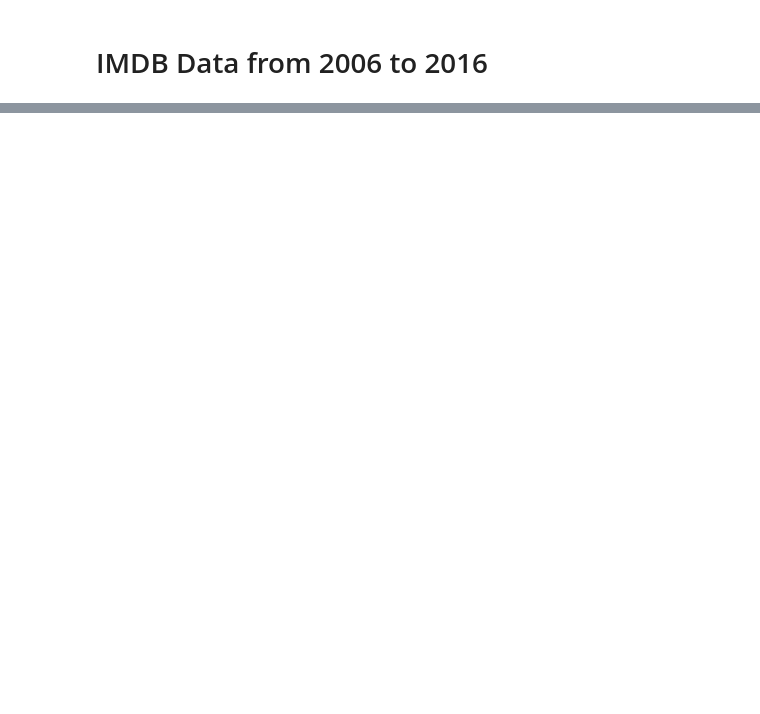
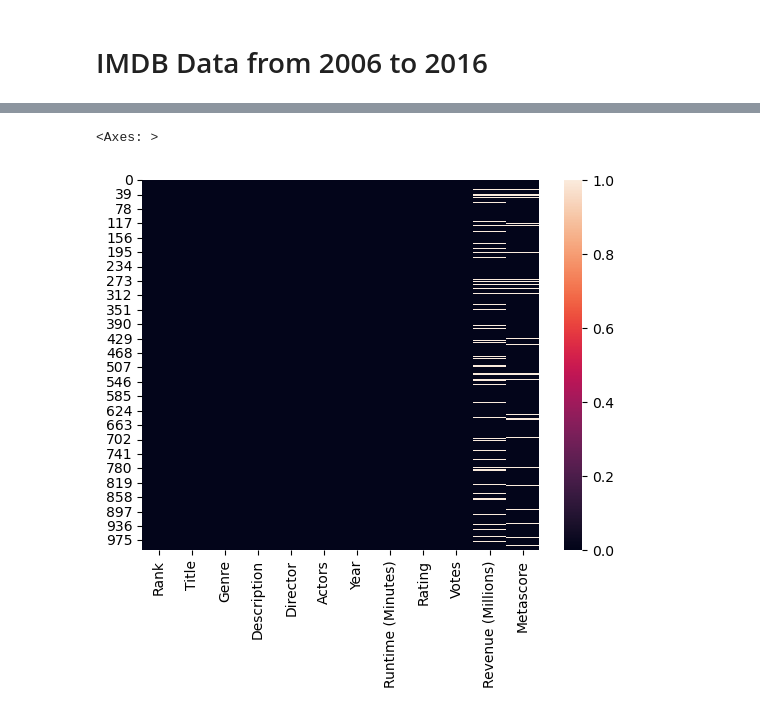
Before and after one commit to Abricos-gt/Data_Science_projects, a Jupyter notebook: IMDB Movie Dataset Exercise.ipynb, the cells around one changed output, grey strips where cells are left out. Drawn from its saved outputs; the diff is of its cells as text; code cells hidden in the pictures; blank space fills up the shorter version.

```diff
--- a/IMDB Movie Dataset Exercise.ipynb
+++ b/IMDB Movie Dataset Exercise.ipynb
@@ -18,0 +114,5 @@ df.head()
+# %%
+sns.heatmap(df.isnull())
+# %% [output]
+<Axes: >
+[figure, added]
```
Also changed, not shown: parts of 35 cells of this notebook.
